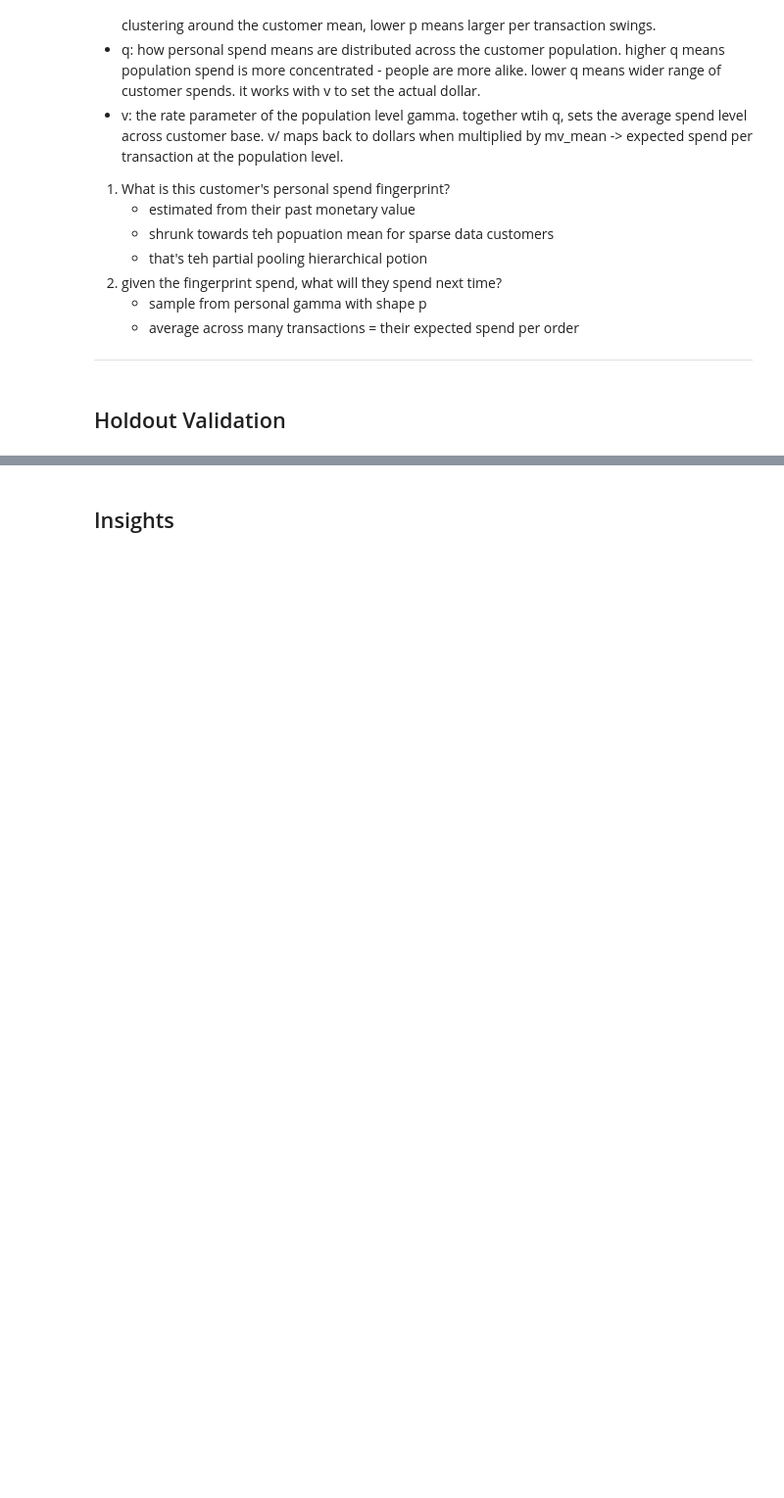
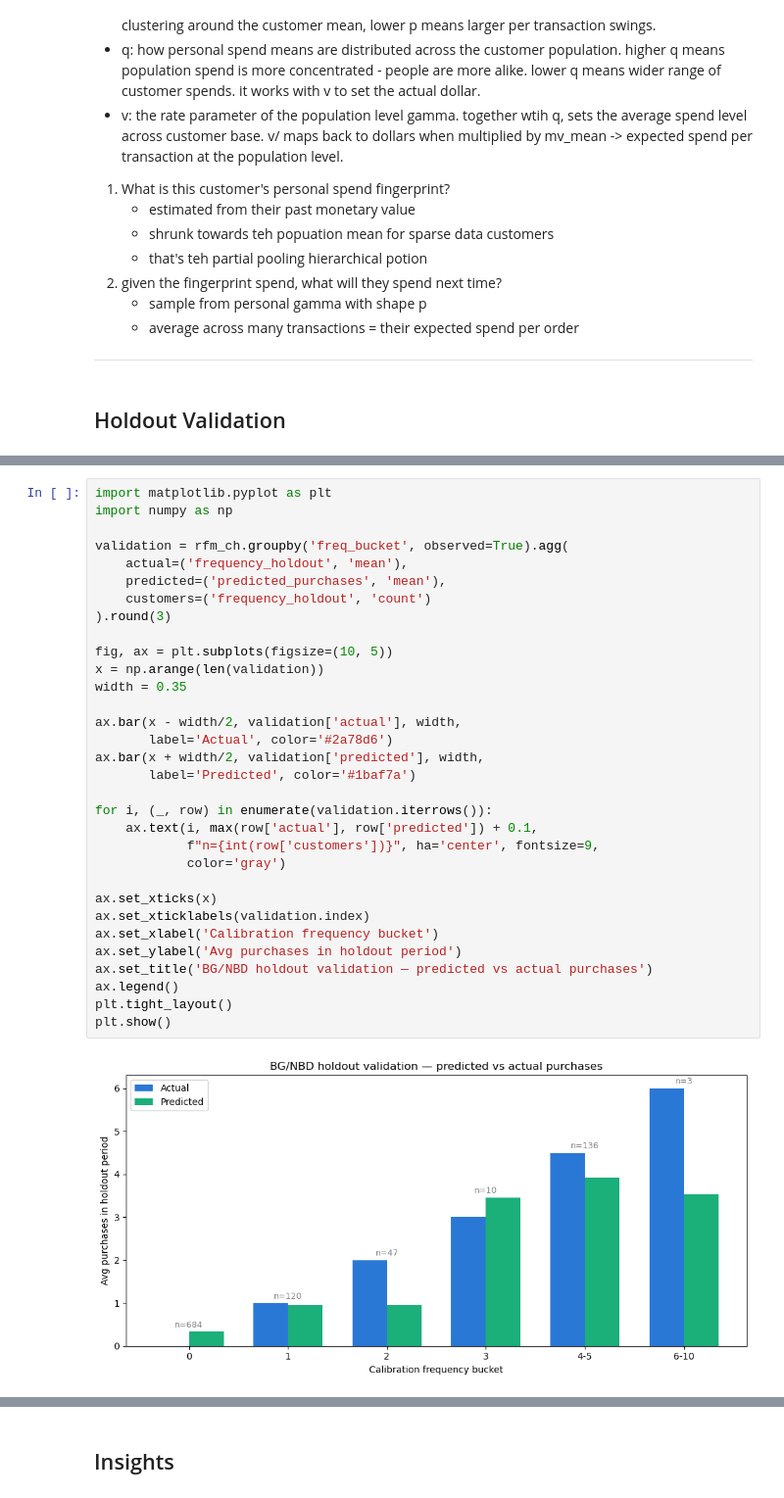
Before and after one commit to jwalluww/MarketingScience, a Jupyter notebook: ltv-hierarchical/notebooks/ltv_hierarchical_model.ipynb, the cells around one changed output, grey strips where cells are left out. Shown at 98% size. Drawn from its saved outputs; the diff is of its cells as text; blank space fills up the shorter version.

```diff
--- a/ltv-hierarchical/notebooks/ltv_hierarchical_model.ipynb
+++ b/ltv-hierarchical/notebooks/ltv_hierarchical_model.ipynb
@@ -952,3 +956,37 @@ Bias: -0.7222 (positive = model over-predicts, negative = under-predicts)
+# %%
+import matplotlib.pyplot as plt
+import numpy as np
+
+validation = rfm_ch.groupby('freq_bucket', observed=True).agg(
+    actual=('frequency_holdout', 'mean'),
+    predicted=('predicted_purchases', 'mean'),
+    customers=('frequency_holdout', 'count')
+).round(3)
+
+fig, ax = plt.subplots(figsize=(10, 5))
+x = np.arange(len(validation))
+width = 0.35
+
+ax.bar(x - width/2, validation['actual'], width,
+       label='Actual', color='#2a78d6')
+ax.bar(x + width/2, validation['predicted'], width,
+       label='Predicted', color='#1baf7a')
+
+for i, (_, row) in enumerate(validation.iterrows()):
+    ax.text(i, max(row['actual'], row['predicted']) + 0.1,
+            f"n={int(row['customers'])}", ha='center', fontsize=9,
+            color='gray')
+
+ax.set_xticks(x)
+ax.set_xticklabels(validation.index)
+ax.set_xlabel('Calibration frequency bucket')
+ax.set_ylabel('Avg purchases in holdout period')
+ax.set_title('BG/NBD holdout validation — predicted vs actual purchases')
+ax.legend()
+plt.tight_layout()
+plt.show()
+# %% [output]
+[figure, added]
 # %% [markdown]
 ***
 ### **Notes**:
```
Also changed, not shown: parts of 24 cells of this notebook, 1 other file.
